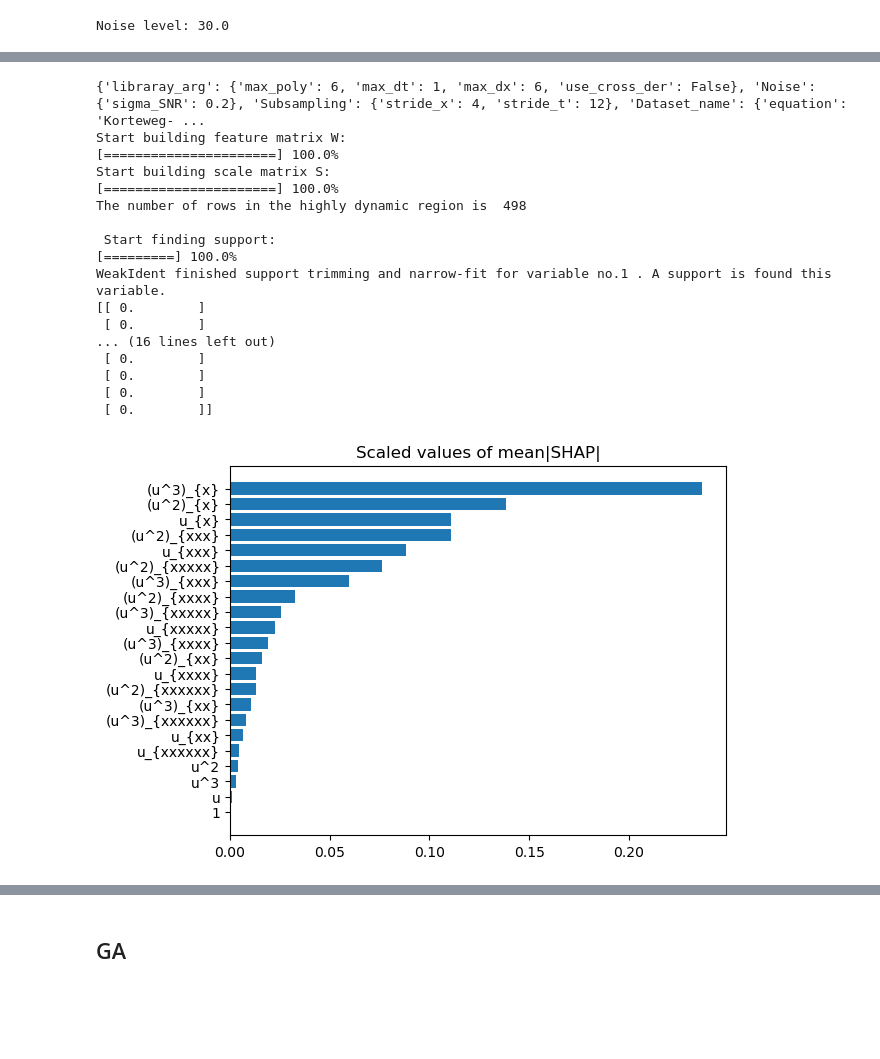
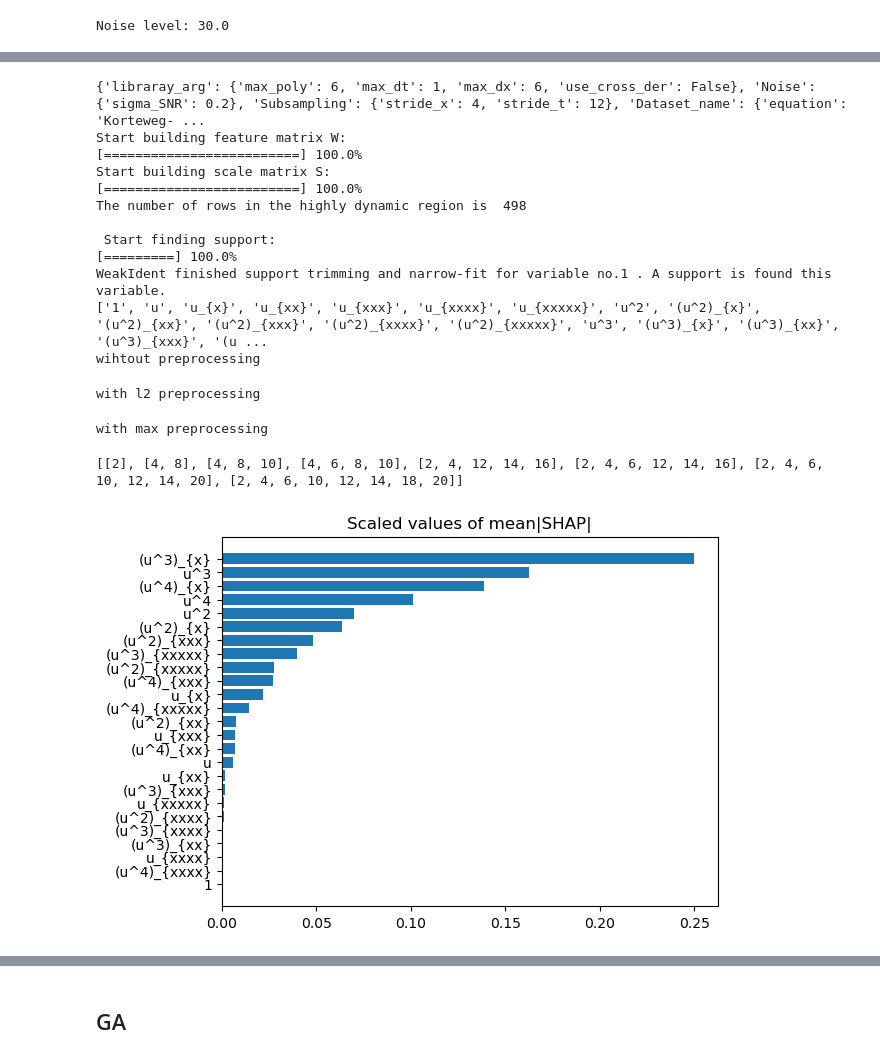
Before and after one commit to Pongpisit-Thanasutives/UBIC-test, a Jupyter notebook: Examples/KdV by GA.ipynb, the cells around one changed output, grey strips where cells are left out. Saved outputs shown, nothing was run; the diff lists cells and outputs as text; code cells hidden in the pictures; blank space fills up the shorter version.

```diff
--- a/Examples/KdV by GA.ipynb
+++ b/Examples/KdV by GA.ipynb
@@ -128,36 +149,52 @@ if use_nn_base_features:
 # %%
 with open('./weakident_configs/config_5.yaml') as f:
     print(yaml.safe_load(f))
 
 X_pre, y_pre, weak_ident_coeff, lhs, rhs = weak_ident(u, xt, np.array([]),
-                                                      max_dx=6, skip_x=4, skip_t=12,
-                                                      max_poly=3, tau=0.05)
-# print(np.linalg.lstsq(X_pre, y_pre, rcond=None)[1][0])
-print(weak_ident_coeff)
+                                                      max_dx=5, skip_x=4, skip_t=12,
+                                                      max_poly=4, tau=0.05)
+print(rhs)
+
+# _, best_subsets = brute_force_all_subsets(X_pre, y_pre, max_support_size=8) # compare solvel0's res to bf_solve
+
+# Collecting best subsets from different preprocessing and evaluate them on (X_pre, y_pre)
+try:
+    print("wihtout preprocessing")
+    _, best_subsets = okridge_solvel0_full(X_pre,
+                                           y_pre, k=8)
+except AttributeError:
+    # with preprocessing
+    try:
+        print("with l2 preprocessing")
+        _, best_subsets = okridge_solvel0_full(normalize(X_pre, norm='l2', axis=0),
+                                               y_pre, k=8)
+    except AttributeError:
+        print("with max preprocessing")
+        _, best_subsets = okridge_solvel0_full(normalize(X_pre, norm='max', axis=0),
+                                               y_pre, k=8)
+print(best_subsets)
 
 feature_importance = shap_linear_importance(X_pre, y_pre)
 plt.barh(np.array(rhs)[np.argsort(feature_importance)],
          feature_importance[np.argsort(feature_importance)])
 plt.title("Scaled values of mean|SHAP|")
 plt.show()
 # %% [output]
 {'libraray_arg': {'max_poly': 6, 'max_dt': 1, 'max_dx': 6, 'use_cross_der': False}, 'Noise': {'sigma_SNR': 0.2}, 'Subsampling': {'stride_x': 4, 'stride_t': 12}, 'Dataset_name': {'equation': 'Korteweg- ...
 Start building feature matrix W:
-[======================] 100.0%
+[=========================] 100.0%
 Start building scale matrix S:
-[======================] 100.0%
+[=========================] 100.0%
 The number of rows in the highly dynamic region is  498
 
  Start finding support:
 [=========] 100.0%
 WeakIdent finished support trimming and narrow-fit for variable no.1 . A support is found this variable.
-[[ 0.        ]
- [ 0.        ]
-... (16 lines left out)
- [ 0.        ]
- [ 0.        ]
- [ 0.        ]
- [ 0.        ]]
+['1', 'u', 'u_{x}', 'u_{xx}', 'u_{xxx}', 'u_{xxxx}', 'u_{xxxxx}', 'u^2', '(u^2)_{x}', '(u^2)_{xx}', '(u^2)_{xxx}', '(u^2)_{xxxx}', '(u^2)_{xxxxx}', 'u^3', '(u^3)_{x}', '(u^3)_{xx}', '(u^3)_{xxx}', '(u ...
+wihtout preprocessing
+with l2 preprocessing
+with max preprocessing
+[[2], [4, 8], [4, 8, 10], [4, 6, 8, 10], [2, 4, 12, 14, 16], [2, 4, 6, 12, 14, 16], [2, 4, 6, 10, 12, 14, 20], [2, 4, 6, 10, 12, 14, 18, 20]]
-[figure, old version]
+[figure, new version]
 # %%
 # slower than WeakIdent
```
Also changed, not shown: parts of 19 cells of this notebook.
